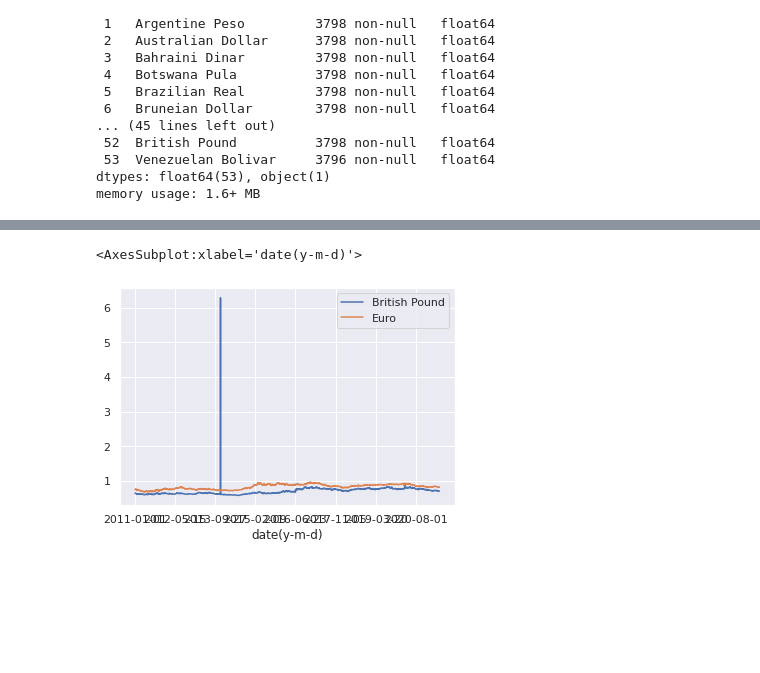
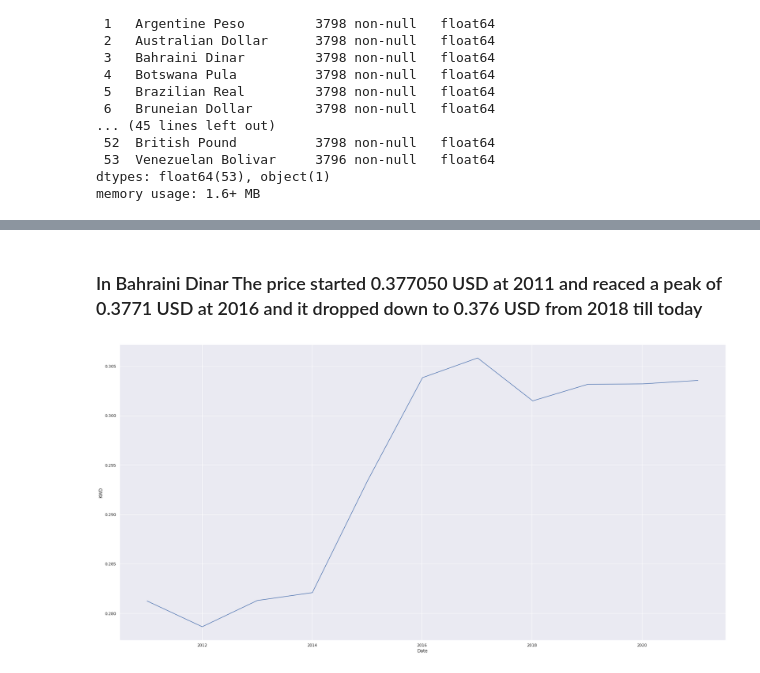
Before and after one commit to moh-ash96/data-visualization, a Jupyter notebook: viz-a.ipynb, the cells around one changed output, grey strips where cells are left out. Saved outputs shown, nothing was run; the diff lists cells and outputs as text; code cells hidden in the pictures; blank space fills up the shorter version.

```diff
--- a/viz-a.ipynb
+++ b/viz-a.ipynb
@@ -32,0 +52,5 @@ memory usage: 1.6+ MB
+# %%
+new_data = df[['date(y-m-d)', 'Bahraini Dinar', 'Kuwaiti Dinar', 'Saudi Arabian Riyal', 'Emirati Dirham']]
+data = new_data.rename({"date(y-m-d)":"Date","Bahraini Dinar":"BHD", "Kuwaiti Dinar":"KWD", "Saudi Arabian Riyal":"SAR","Emirati Dirham":"AED"}, axis=1)
+
+data
@@ -33,5 +101,3 @@ memory usage: 1.6+ MB
 # %%
-# X1 = df['British Pound'].values
-# x2 = df['Russian Ruble'].values
-# x3 = df['Euro'].values
-frame = pd.DataFrame(df.groupby(['date(y-m-d)'])[['British Pound','Euro']].mean().sort_index())
+data2 = data[::366]
+data2
@@ -38,4 +121,6 @@ frame = pd.DataFrame(df.groupby(['date(y-m-d)'])[['British Pound','Euro']].mean(
 # %%
-y = df['date(y-m-d)'].values
-y
+sns.set_theme(style="whitegrid")
+sns.set(rc = {'figure.figsize':(30,15)})
+tips = data2
+ax = sns.lineplot(x="Date", y="BHD", data=tips)
 # %% [output]
@@ -43,8 +128,9 @@ array([0.746798, 0.74685 , 0.74791 , ..., 0.821021, 0.819073, 0.817366])
-# %%
-sns.set()
+# %% [markdown]
+### In Bahraini Dinar The price started 0.377050 USD at 2011 and reaced a peak of 0.3771 USD at 2016 and it dropped down to 0.376 USD from 2018 till today
 # %%
-# plt.bar(y, x1,x2,x3)
-frame.plot.line()
+sns.set_theme(style="whitegrid")
+sns.set(rc = {'figure.figsize':(30,15)})
+tips = data2
+ax2 = sns.lineplot(x="Date", y="KWD", data=tips)
 # %% [output]
-<AxesSubplot:xlabel='date(y-m-d)'>
-[figure, old version]
+[figure, new version]
```
Also changed, not shown: parts of 19 cells of this notebook, 1 other file.
